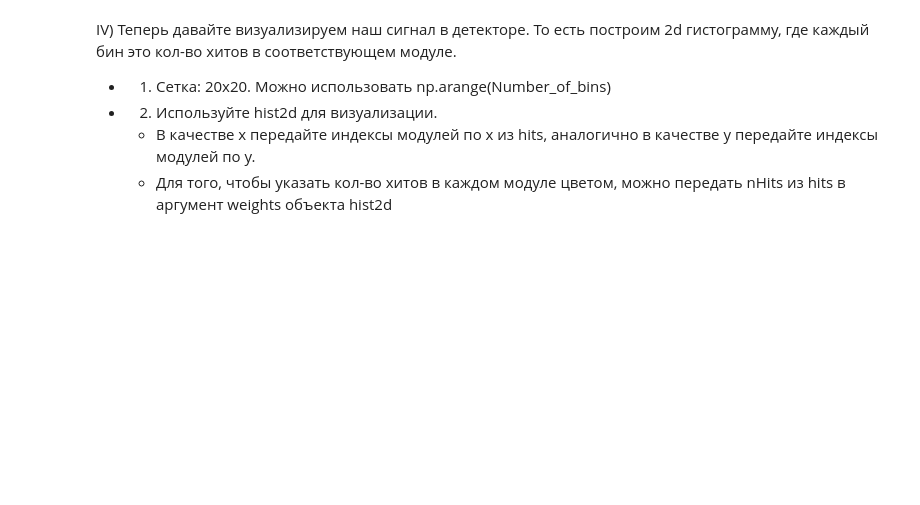
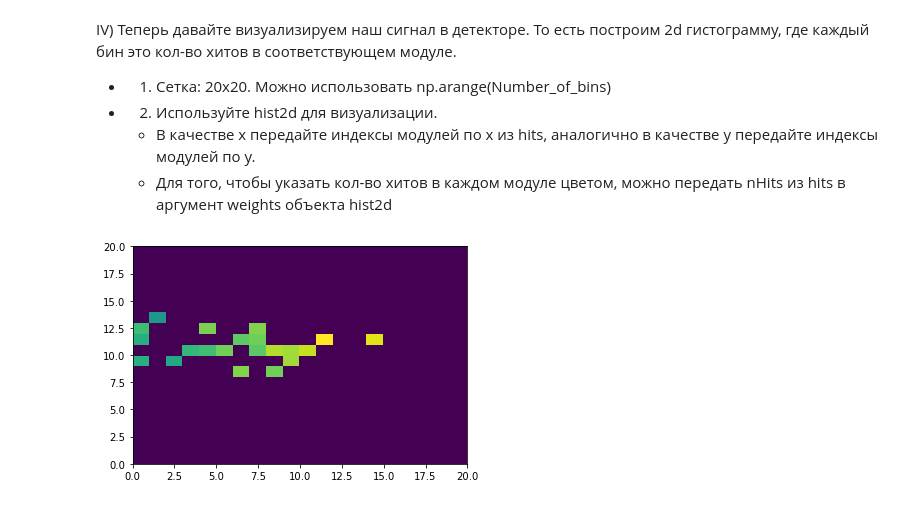
Before and after one commit to ArseniiGav/Baikal-Summer-School-2022, a Jupyter notebook: Sem2/Practice_start.ipynb, the cells around one changed output. Drawn from its saved outputs; the diff is of its cells as text; code cells hidden in the pictures; blank space fills up the shorter version.

```diff
--- a/Sem2/Practice_start.ipynb
+++ b/Sem2/Practice_start.ipynb
@@ -28,3 +64,15 @@ IV) Теперь давайте визуализируем наш сигнал
 - 2) Используйте hist2d для визуализации.
     - В качестве х передайте индексы модулей по х из hits, аналогично в качестве у передайте индексы модулей по у.
     - Для того, чтобы указать кол-во хитов в каждом модуле цветом, можно передать nHits из hits в аргумент weights объекта hist2d
+# %%
+hits = data['hits']
+bins = np.arange(21)
+
+plt.hist2d(
+    x=hits[0]['ix'],
+    y=hits[0]['iy'],
+    bins=(bins, bins),
+    weights=hits[0]['fht']
+);
+# %% [output]
+[figure, added]
```
Also changed, not shown: parts of 6 cells of this notebook, 2 other files.
